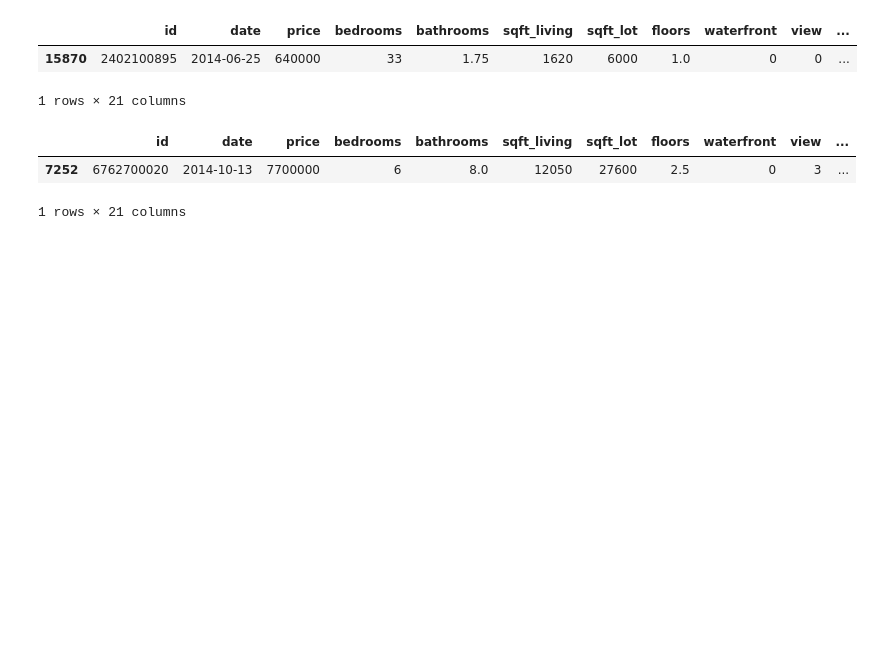
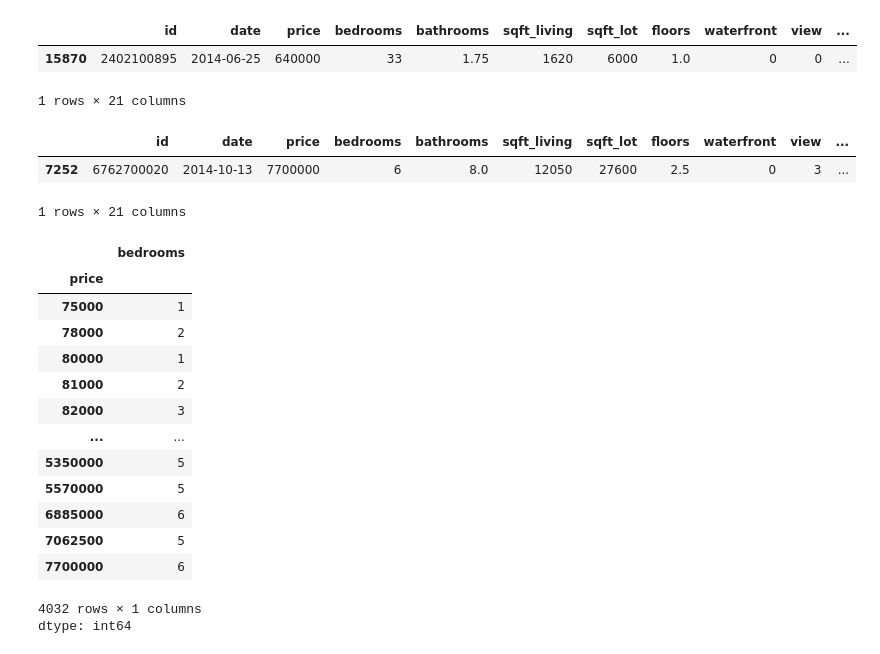
Before and after one commit to quantumhome/DataAnalysisCaseStudy, a Jupyter notebook: Pandas_quiz_solution.ipynb, the cells around one changed output. Drawn from its saved outputs; the diff is of its cells as text; code cells hidden in the pictures; blank space fills up the shorter version.

```diff
--- a/Pandas_quiz_solution.ipynb
+++ b/Pandas_quiz_solution.ipynb
@@ -97,3 +99,22 @@ highest_price
 |  | id | date | price | bedrooms | bathrooms | sqft_living | sqft_lot | floors | waterfront | view | ... |
 | 7252 | 6762700020 | 2014-10-13 | 7700000 | 6 | 8.0 | 12050 | 27600 | 2.5 | 0 | 3 | ... |
 1 rows × 21 columns
+# %%
+# hughest 5 prices by date
+df.groupby('price')['bedrooms'].max()
+# %% [output]
+|  | bedrooms |
+| price |  |
+| 75000 | 1 |
+| 78000 | 2 |
+| 80000 | 1 |
+| 81000 | 2 |
+| 82000 | 3 |
+| ... | ... |
+| 5350000 | 5 |
+| 5570000 | 5 |
+| 6885000 | 6 |
+| 7062500 | 5 |
+| 7700000 | 6 |
+4032 rows × 1 columns
+dtype: int64
```
Also changed, not shown: parts of 1 cell of this notebook.
